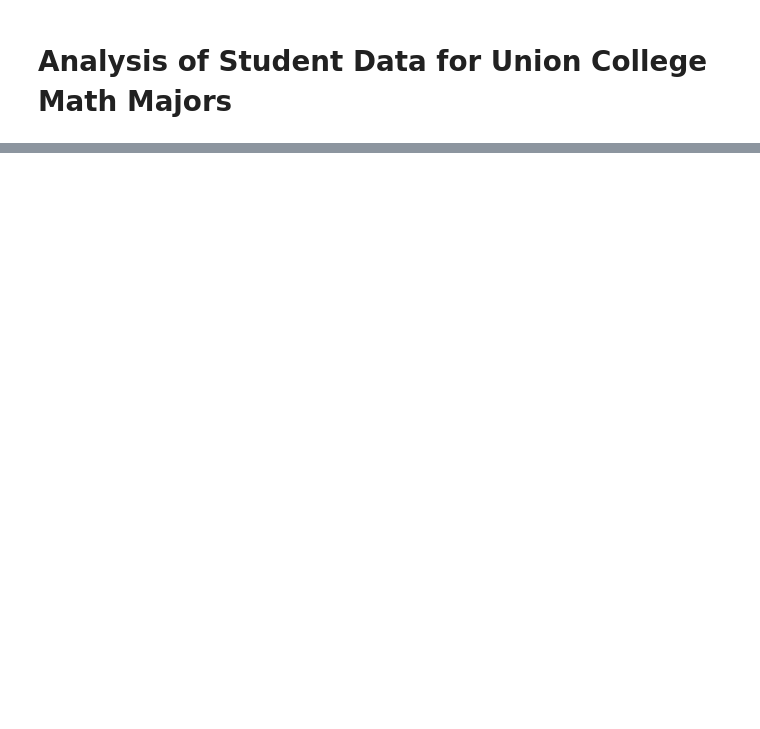
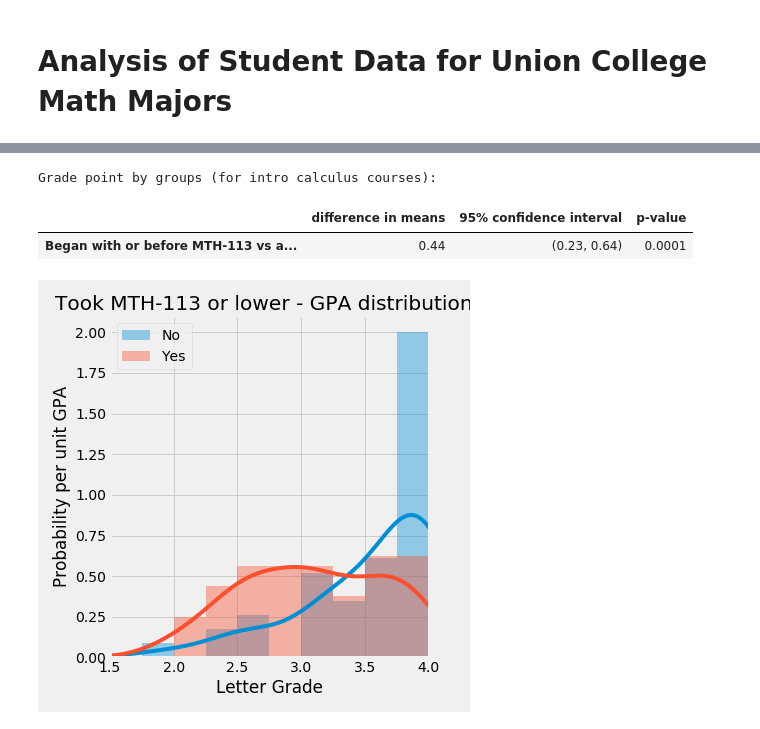
Before and after one commit to pmgasper/union_students, a Jupyter notebook: nb01_overview.ipynb, the cells around one changed output, grey strips where cells are left out. Cells and saved outputs as stored; diff of their text form; code cells hidden in the pictures; blank space fills up the shorter version.

```diff
--- a/nb01_overview.ipynb
+++ b/nb01_overview.ipynb
@@ -18,0 +145,15 @@ Additional files:
+# %%
+# Code for beiging at or before, vs. after MTH-113 - summary table
+# and distribution plot
+print('Grade point by groups (for intro calculus courses):')
+display(pd.DataFrame({'Began with or before MTH-113 vs above':
+                      ['0.44', '(0.23, 0.64)', '0.0001']},
+                     index=['difference in means', '95% confidence interval',
+                            'p-value']).T)
+
+display(Image('images/intro_vs_none_distribution.png'))
+# %% [output]
+Grade point by groups (for intro calculus courses):
+|  | difference in means | 95% confidence interval | p-value |
+| Began with or before MTH-113 vs a... | 0.44 | (0.23, 0.64) | 0.0001 |
+[figure, added]
```
Also changed, not shown: parts of 22 cells of this notebook.
